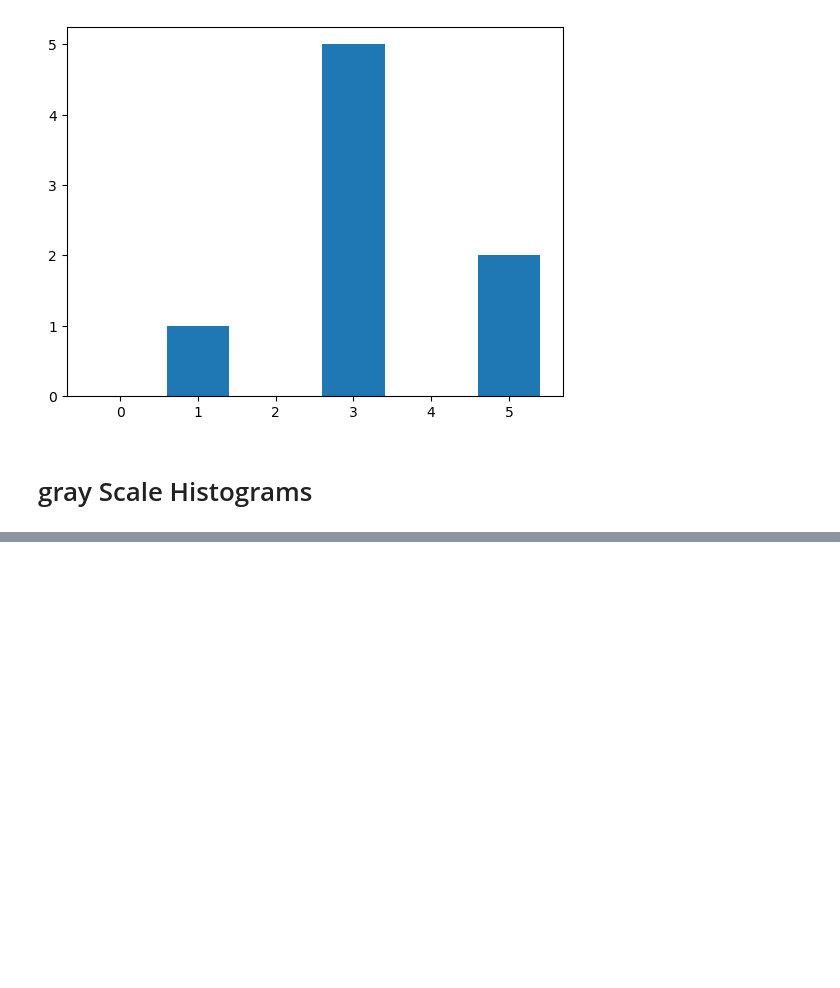
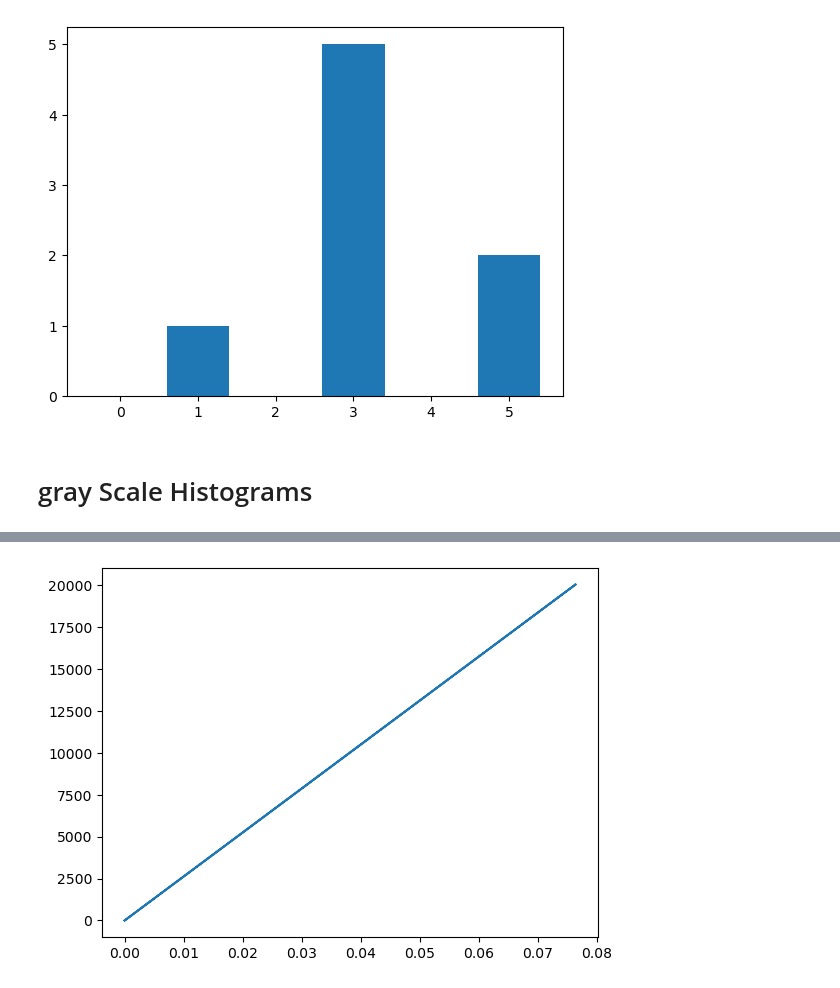
Before and after one commit to Immortal-Pi/IBMAIEngineer, a Jupyter notebook: ComputerVision/HistogramAndIntensityTransformations.ipynb, the cells around one changed output, grey strips where cells are left out. Cells and saved outputs as stored; diff of their text form; code cells hidden in the pictures; blank space fills up the shorter version.

```diff
--- a/ComputerVision/HistogramAndIntensityTransformations.ipynb
+++ b/ComputerVision/HistogramAndIntensityTransformations.ipynb
@@ -52,0 +70,3 @@ plt.show()
+# %%
+pmf=hist/(goldhill.shape[0]*goldhill.shape[1])
+pmf
@@ -52,0 +96,5 @@ plt.show()
+# %%
+plt.plot(pmf,hist)
+plt.show()
+# %% [output]
+[figure, added]
```
Also changed, not shown: parts of 46 cells of this notebook, 2 other files.
